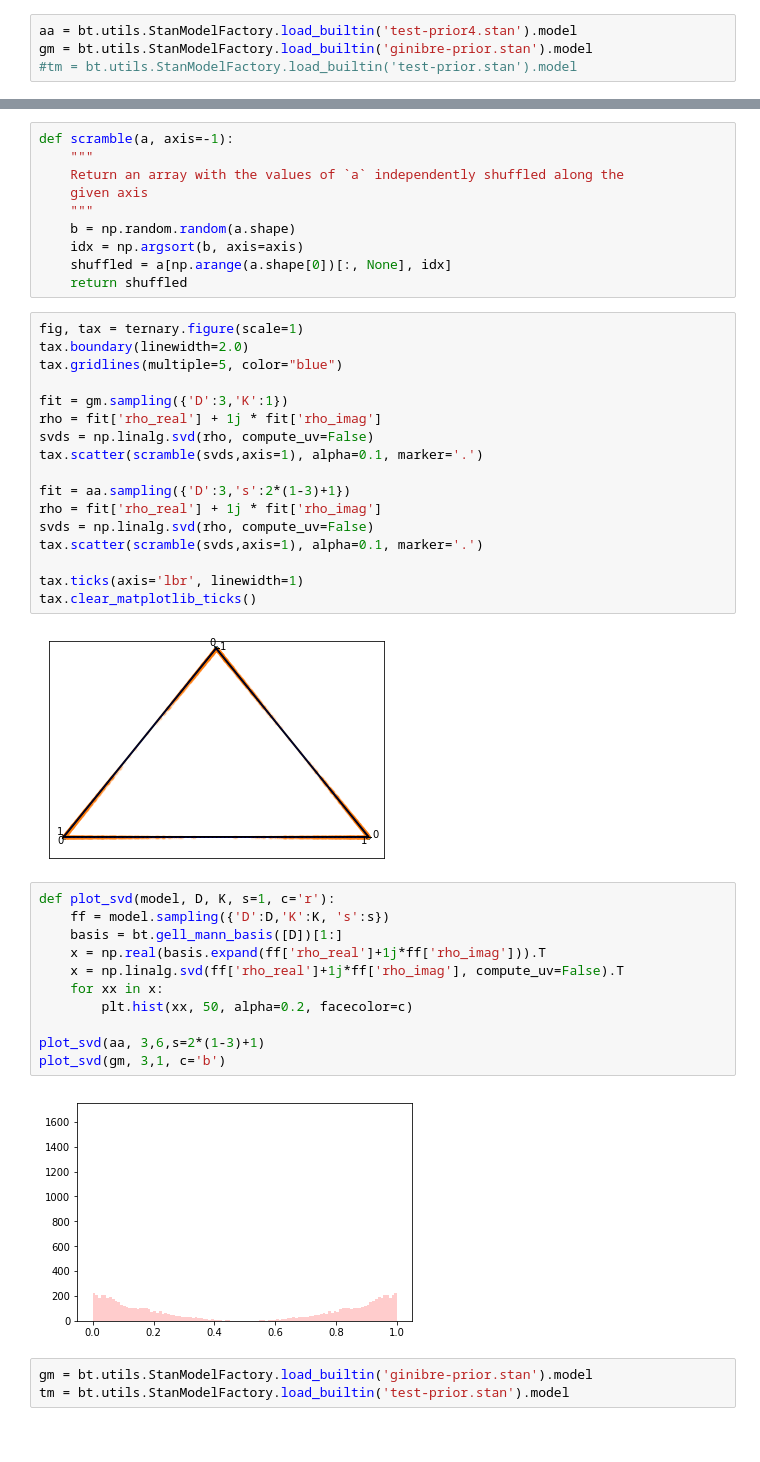
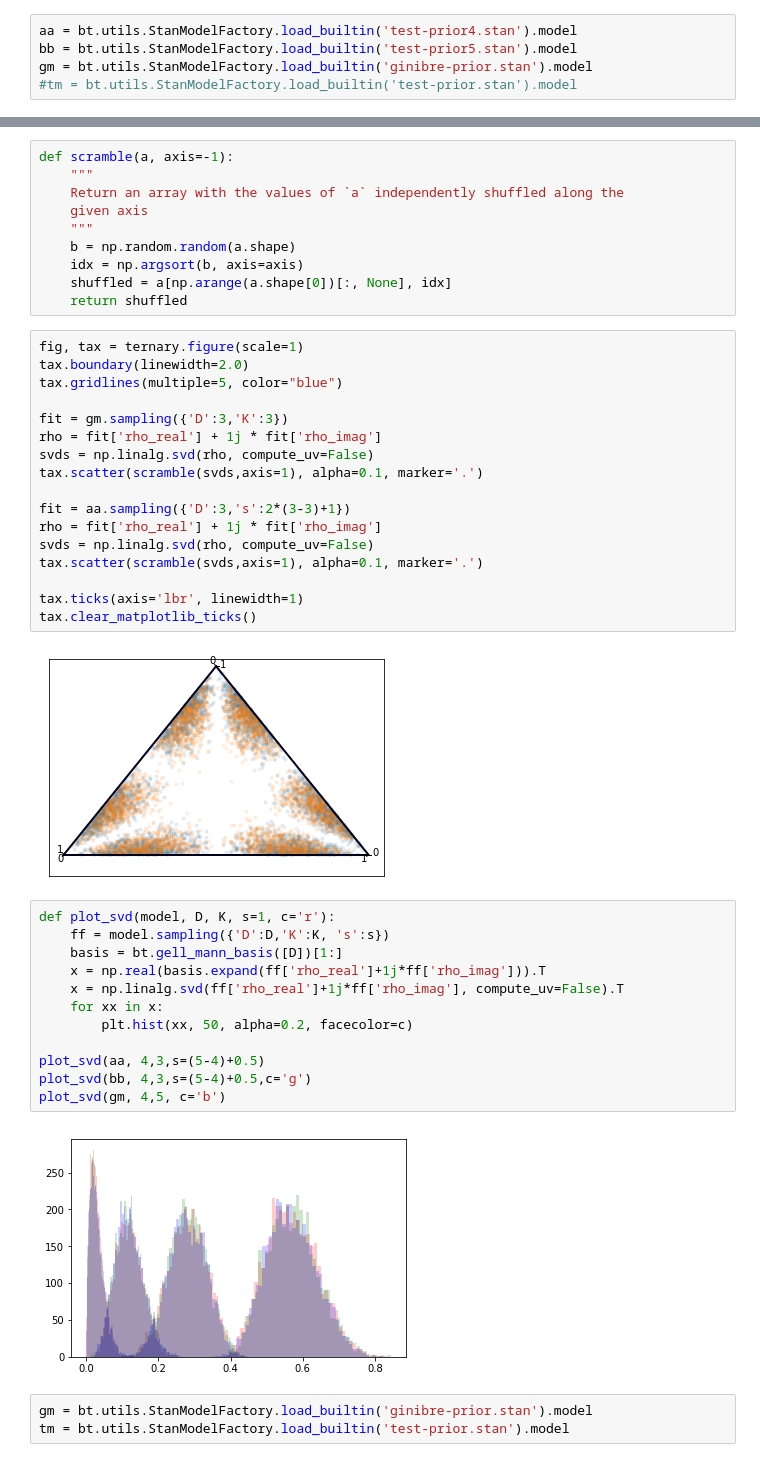
Before and after one commit to ihincks/btom, a Jupyter notebook: examples/prior-example.ipynb, the cells around one changed output, grey strips where cells are left out. Cells and saved outputs as stored; diff of their text form.

Commit message:
added new prior.stan

```diff
--- a/examples/prior-example.ipynb
+++ b/examples/prior-example.ipynb
@@ -7,6 +7,7 @@ import scipy.stats as st
 import ternary
 # %%
 aa = bt.utils.StanModelFactory.load_builtin('test-prior4.stan').model
+bb = bt.utils.StanModelFactory.load_builtin('test-prior5.stan').model
 gm = bt.utils.StanModelFactory.load_builtin('ginibre-prior.stan').model
 #tm = bt.utils.StanModelFactory.load_builtin('test-prior.stan').model
 # %% [output]
@@ -53,12 +90,12 @@ fig, tax = ternary.figure(scale=1)
 tax.boundary(linewidth=2.0)
 tax.gridlines(multiple=5, color="blue")
 
-fit = gm.sampling({'D':3,'K':1})
+fit = gm.sampling({'D':3,'K':3})
 rho = fit['rho_real'] + 1j * fit['rho_imag']
 svds = np.linalg.svd(rho, compute_uv=False)
 tax.scatter(scramble(svds,axis=1), alpha=0.1, marker='.')
 
-fit = aa.sampling({'D':3,'s':2*(1-3)+1})
+fit = aa.sampling({'D':3,'s':2*(3-3)+1})
 rho = fit['rho_real'] + 1j * fit['rho_imag']
 svds = np.linalg.svd(rho, compute_uv=False)
 tax.scatter(scramble(svds,axis=1), alpha=0.1, marker='.')
@@ -66,20 +103,21 @@ tax.scatter(scramble(svds,axis=1), alpha=0.1, marker='.')
 tax.ticks(axis='lbr', linewidth=1)
 tax.clear_matplotlib_ticks()
 # %% [output]
-[figure, old version]
+[figure, new version]
 # %%
 def plot_svd(model, D, K, s=1, c='r'):
     ff = model.sampling({'D':D,'K':K, 's':s})
     basis = bt.gell_mann_basis([D])[1:]
     x = np.real(basis.expand(ff['rho_real']+1j*ff['rho_imag'])).T
     x = np.linalg.svd(ff['rho_real']+1j*ff['rho_imag'], compute_uv=False).T
     for xx in x:
         plt.hist(xx, 50, alpha=0.2, facecolor=c)
 
-plot_svd(aa, 3,6,s=2*(1-3)+1)
-plot_svd(gm, 3,1, c='b')
+plot_svd(aa, 4,3,s=(5-4)+0.5)
+plot_svd(bb, 4,3,s=(5-4)+0.5,c='g')
+plot_svd(gm, 4,5, c='b')
 # %% [output]
-[figure, old version]
+[figure, new version]
 # %%
 gm = bt.utils.StanModelFactory.load_builtin('ginibre-prior.stan').model
 tm = bt.utils.StanModelFactory.load_builtin('test-prior.stan').model
```
Also changed, not shown: parts of 10 cells of this notebook, 1 other file.
